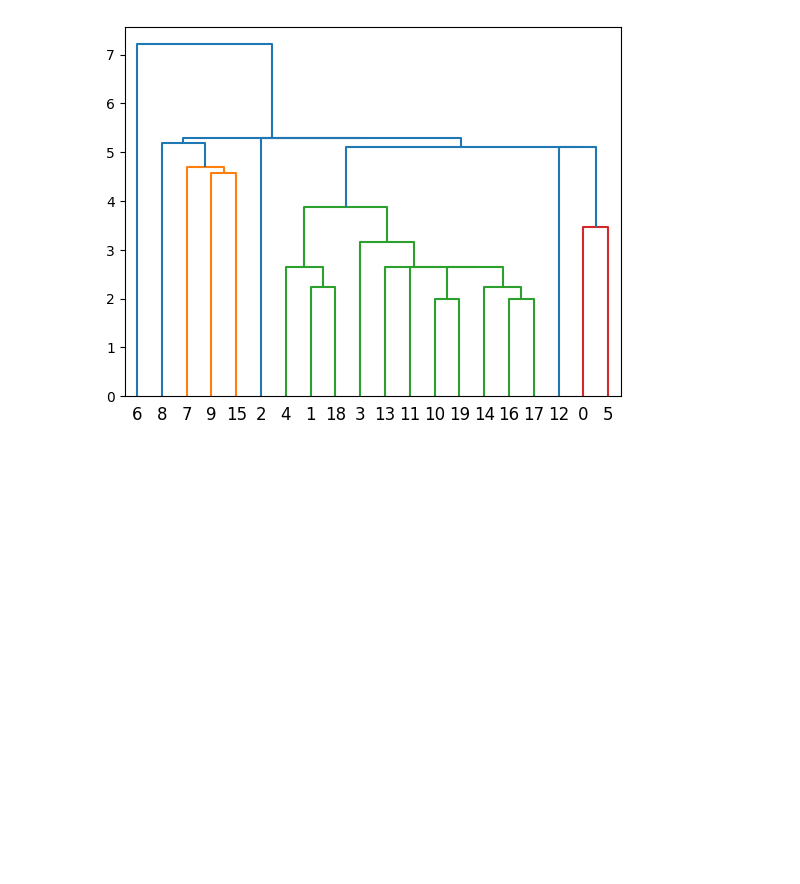
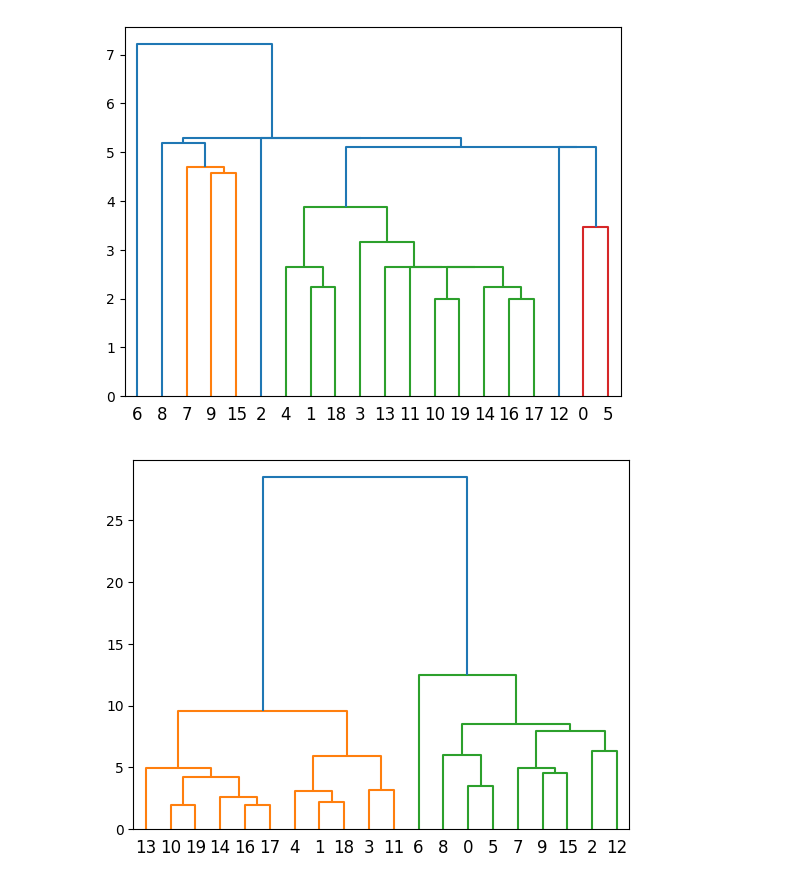
Before and after one commit to ecembalikk/dsa210-proj, a Jupyter notebook: analyze.ipynb, the cells around one changed output. Saved outputs shown, nothing was run; the diff lists cells and outputs as text; code cells hidden in the pictures; blank space fills up the shorter version.

```diff
--- a/analyze.ipynb
+++ b/analyze.ipynb
@@ -264,6 +284,11 @@ Z = hierarchy.linkage(df[ctv], 'single')
 dn = hierarchy.dendrogram(Z)
 # %% [output]
 [figure]
+# %%
+Z = hierarchy.linkage(df[ctv], 'ward')
+dn = hierarchy.dendrogram(Z)
+# %% [output]
+[figure, added]
 # %%
 from sklearn.cluster import KMeans
 inertias = []
```
Also changed, not shown: parts of 22 cells of this notebook.
